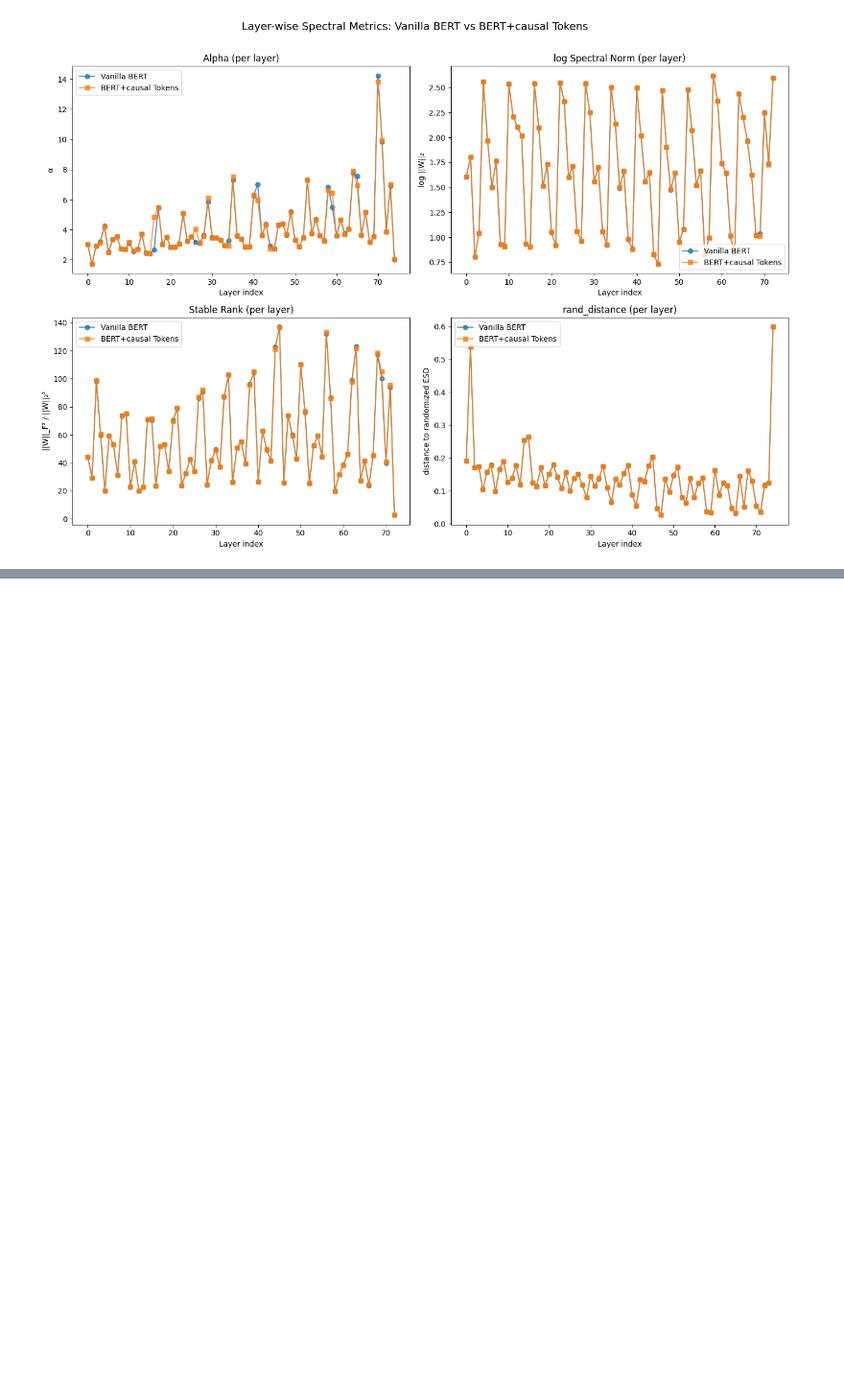
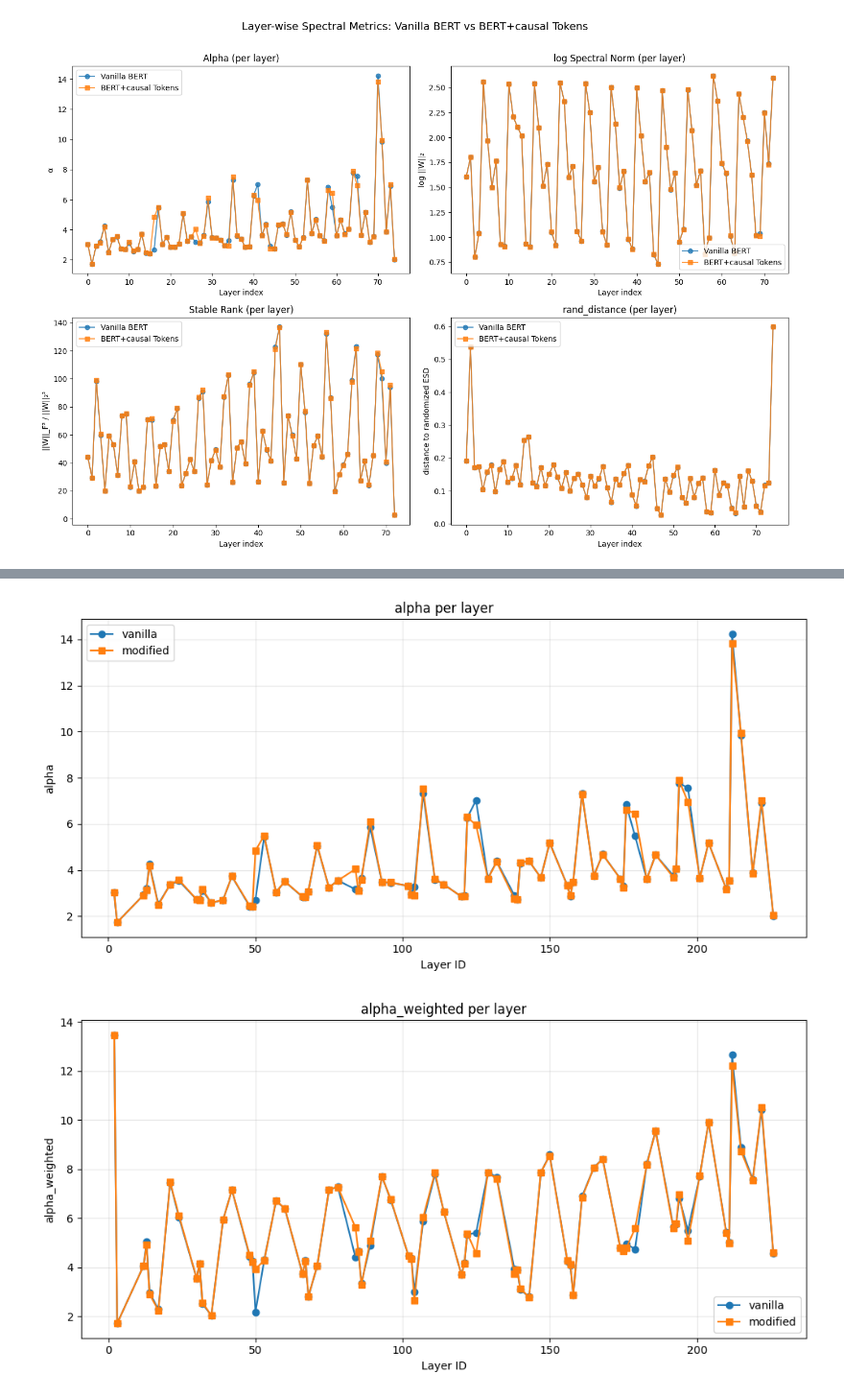
Before and after one commit to sunayana-981/paradox-learning2reason, a Jupyter notebook: paradox-learning2reason-main_Amartya/weight-watcher.ipynb, the cells around one changed output, grey strips where cells are left out. Shown at 96% size. Saved outputs shown, nothing was run; the diff lists cells and outputs as text; code cells hidden in the pictures; blank space fills up the shorter version.

```diff
--- a/paradox-learning2reason-main_Amartya/weight-watcher.ipynb
+++ b/paradox-learning2reason-main_Amartya/weight-watcher.ipynb
@@ -691,0 +740,37 @@ TypeError: compare_attention_layers_only() got an unexpected keyword argument 'm
+# %%
+import pandas as pd
+import matplotlib.pyplot as plt
+
+# Load CSVs you saved earlier
+vanilla = pd.read_csv("ww_only_vanilla_ww_details.csv")
+modified = pd.read_csv("ww_only_modified_ww_details.csv")
+
+# Sort by layer_id for consistent plotting
+if "layer_id" in vanilla.columns:
+    vanilla = vanilla.sort_values("layer_id").reset_index(drop=True)
+if "layer_id" in modified.columns:
+    modified = modified.sort_values("layer_id").reset_index(drop=True)
+
+# Select only numeric columns (drop identifiers/text)
+numeric_cols = [
+    c for c in vanilla.columns
+    if vanilla[c].dtype != "object" and c not in ["layer_id","D","M","N","Q","num_evals"]
+]
+
+print(f"Found {len(numeric_cols)} numeric metrics to plot")
+
+# Plot each metric separately
+for metric in numeric_cols:
+    plt.figure(figsize=(10,5))
+    plt.plot(vanilla["layer_id"], vanilla[metric], "o-", label="vanilla")
+    plt.plot(modified["layer_id"], modified[metric], "s-", label="modified")
+    plt.xlabel("Layer ID")
+    plt.ylabel(metric)
+    plt.title(f"{metric} per layer")
+    plt.legend()
+    plt.grid(True, alpha=0.3)
+    plt.tight_layout()
+    plt.show()
+# %% [output]
+[figure, added]
+[figure, added]
```
Also changed, not shown: parts of 2 cells of this notebook, 4 other files.
